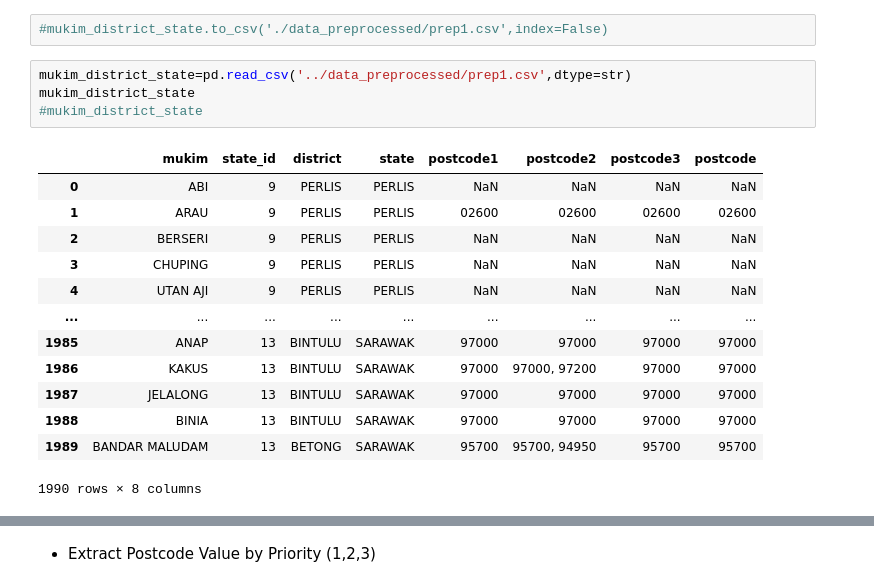
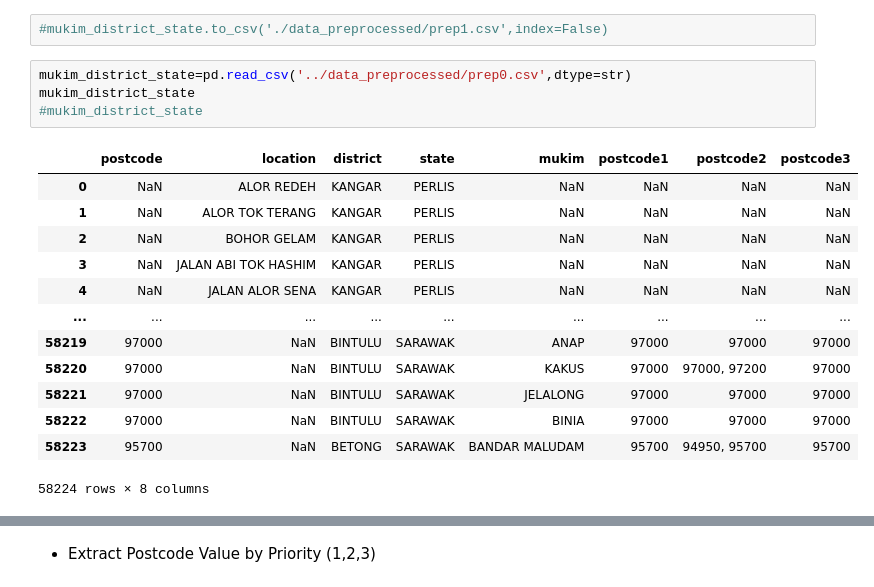
Before and after one commit to izardy/malaysia-postcode-mapper, a Jupyter notebook: notebook/data-prep.ipynb, the cells around one changed output, grey strips where cells are left out. Saved outputs shown, nothing was run; the diff lists cells and outputs as text.

```diff
--- a/notebook/data-prep.ipynb
+++ b/notebook/data-prep.ipynb
@@ -455,20 +476,20 @@ mukim_district_state
 # %%
 #mukim_district_state.to_csv('./data_preprocessed/prep1.csv',index=False)
 # %%
-mukim_district_state=pd.read_csv('../data_preprocessed/prep1.csv',dtype=str)
+mukim_district_state=pd.read_csv('../data_preprocessed/prep0.csv',dtype=str)
 mukim_district_state
 #mukim_district_state
 # %% [output]
-|  | mukim | state_id | district | state | postcode1 | postcode2 | postcode3 | postcode |
-| 0 | ABI | 9 | PERLIS | PERLIS | NaN | NaN | NaN | NaN |
-| 1 | ARAU | 9 | PERLIS | PERLIS | 02600 | 02600 | 02600 | 02600 |
-| 2 | BERSERI | 9 | PERLIS | PERLIS | NaN | NaN | NaN | NaN |
-| 3 | CHUPING | 9 | PERLIS | PERLIS | NaN | NaN | NaN | NaN |
-| 4 | UTAN AJI | 9 | PERLIS | PERLIS | NaN | NaN | NaN | NaN |
+|  | postcode | location | district | state | mukim | postcode1 | postcode2 | postcode3 |
+| 0 | NaN | ALOR REDEH | KANGAR | PERLIS | NaN | NaN | NaN | NaN |
+| 1 | NaN | ALOR TOK TERANG | KANGAR | PERLIS | NaN | NaN | NaN | NaN |
+| 2 | NaN | BOHOR GELAM | KANGAR | PERLIS | NaN | NaN | NaN | NaN |
+| 3 | NaN | JALAN ABI TOK HASHIM | KANGAR | PERLIS | NaN | NaN | NaN | NaN |
+| 4 | NaN | JALAN ALOR SENA | KANGAR | PERLIS | NaN | NaN | NaN | NaN |
 | ... | ... | ... | ... | ... | ... | ... | ... | ... |
-| 1985 | ANAP | 13 | BINTULU | SARAWAK | 97000 | 97000 | 97000 | 97000 |
-| 1986 | KAKUS | 13 | BINTULU | SARAWAK | 97000 | 97000, 97200 | 97000 | 97000 |
-| 1987 | JELALONG | 13 | BINTULU | SARAWAK | 97000 | 97000 | 97000 | 97000 |
-| 1988 | BINIA | 13 | BINTULU | SARAWAK | 97000 | 97000 | 97000 | 97000 |
-| 1989 | BANDAR MALUDAM | 13 | BETONG | SARAWAK | 95700 | 95700, 94950 | 95700 | 95700 |
+| 58219 | 97000 | NaN | BINTULU | SARAWAK | ANAP | 97000 | 97000 | 97000 |
+| 58220 | 97000 | NaN | BINTULU | SARAWAK | KAKUS | 97000 | 97000, 97200 | 97000 |
+| 58221 | 97000 | NaN | BINTULU | SARAWAK | JELALONG | 97000 | 97000 | 97000 |
+| 58222 | 97000 | NaN | BINTULU | SARAWAK | BINIA | 97000 | 97000 | 97000 |
+| 58223 | 95700 | NaN | BETONG | SARAWAK | BANDAR MALUDAM | 95700 | 94950, 95700 | 95700 |
-1990 rows × 8 columns
+58224 rows × 8 columns
```
Also changed, not shown: parts of 48 cells of this notebook, 2 other files.
